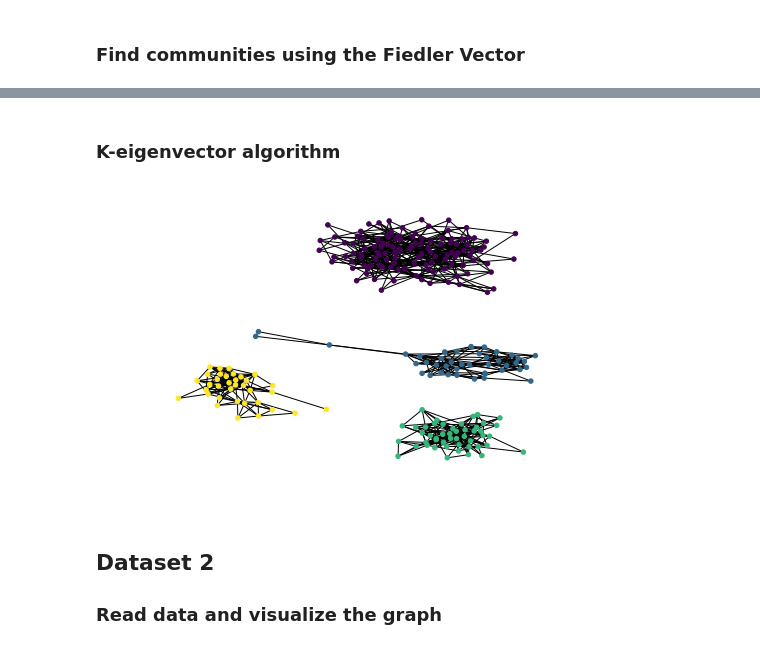
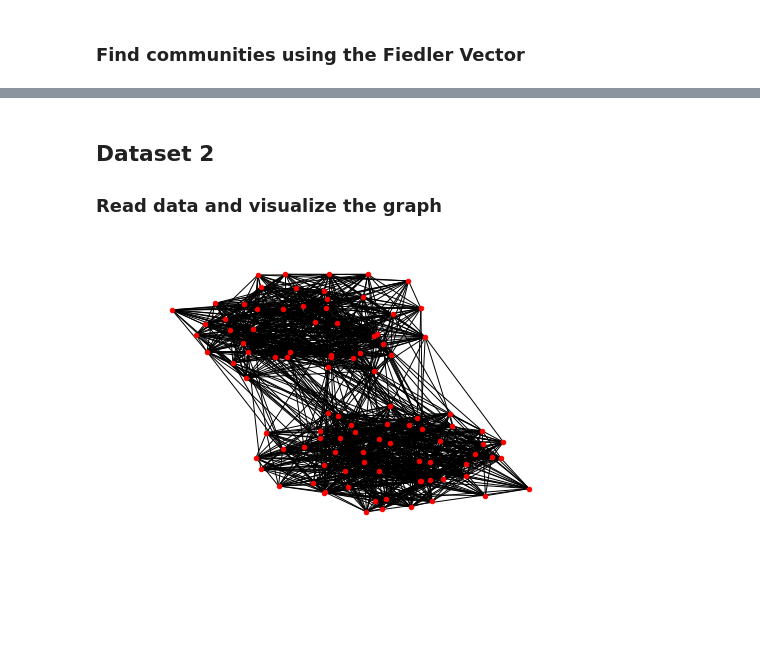
Before and after one commit to bionascu/graph-spectra, a Jupyter notebook: graph-spectra.ipynb, the cells around one changed output, grey strips where cells are left out. Cells and saved outputs as stored; diff of their text form; code cells hidden in the pictures; blank space fills up the shorter version.

```diff
--- a/graph-spectra.ipynb
+++ b/graph-spectra.ipynb
@@ -66,40 +109,22 @@ plt.show()
-# %% [markdown]
-### K-eigenvector algorithm
-# %%
-k = 4
-
-# Construct affinity matrix A
-A = np.zeros([num_nodes, num_nodes])
-for tup in edges:
-    A[tup[0]-1, tup[1]-1] = 1
-
-# Construct diagonal matrix D
-D = np.diag(np.sum(A, axis=1))
-
-# Construct the matrix L (called normalized laplacian)
-D_ = np.linalg.inv(np.sqrt(D))
-L = np.dot(np.dot(D_, A), D_)
-
-# Extract k largest normalized (unit “length”) eigenvectors of L
-w, X = scipy.linalg.eigh(L, eigvals=(num_nodes - k, num_nodes - 1))
-
-# Construct matrix Y by renormalizing X
-Y = np.divide(X, np.reshape(np.linalg.norm(X, axis=1), (X.shape[0], 1)))
-
-# Cluster rows of Y into k clusters using K-means
-kmeans = KMeans(n_clusters=k, random_state=1234).fit(Y)
-
-# Assign original point i to the cluster of the row i of matrix Y
-cluster_labels = kmeans.labels_
-nx.draw(G, node_size=20, pos=nx.spring_layout(G, k=0.05, iterations=20), node_color=cluster_labels)
-# %% [output]
-[figure, removed]
 # %% [markdown]
 ## Dataset 2
 ### Read data and visualize the graph
 # %%
 # Read data (graph edges)
 data_path = os.path.join('data', 'example2.dat')
 with open(data_path) as f:
-    edges = [tuple([int(x) for x in line.strip().split(',')]) for line in f]
-edges = [tuple([edge[0], edge[1]]) for edge in edges]
+    edges2 = [tuple([int(x) for x in line.strip().split(',')]) for line in f]
+edges2 = [tuple([edge[0], edge[1]]) for edge in edges2]
+
+# Extract nodes
+nodes2 = np.unique(np.asarray(edges2))
+num_nodes2 = nodes2.shape[0]
+
+# Visualize graph
+G2 = nx.Graph()
+G2.add_nodes_from(nodes2)
+G2.add_edges_from(edges2)
+nx.draw(G2, node_size=20, pos=nx.spring_layout(G2, k=0.05, iterations=20))
+plt.show()
+# %% [output]
+[figure, added]
```
Also changed, not shown: parts of 19 cells of this notebook.
